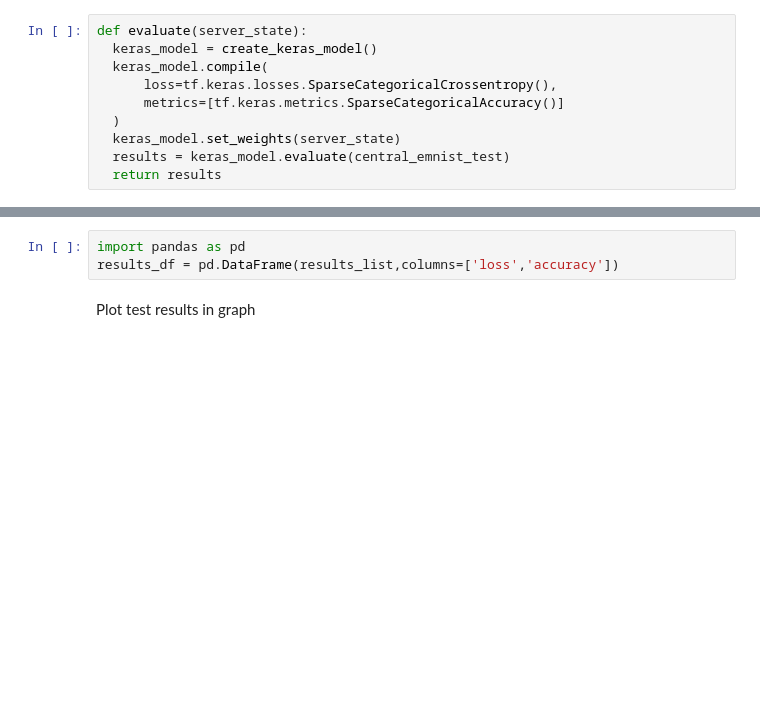
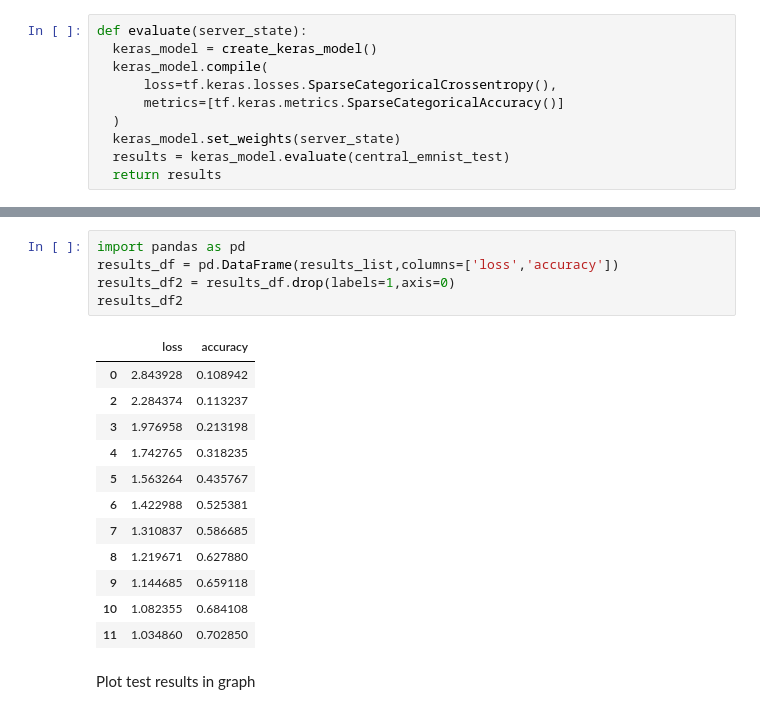
Before and after one commit to TobiasAspegardh/TNK103---Federated-Learning, a Jupyter notebook: TFF_project.ipynb, the cells around one changed output, grey strips where cells are left out. Drawn from its saved outputs; the diff is of its cells as text; blank space fills up the shorter version.

```diff
--- a/TFF_project.ipynb
+++ b/TFF_project.ipynb
@@ -270,6 +294,21 @@ results_list.append(evaluate(server_state))
 # %%
 import pandas as pd
 results_df = pd.DataFrame(results_list,columns=['loss','accuracy'])
+results_df2 = results_df.drop(labels=1,axis=0)
+results_df2
+# %% [output]
+|  | loss | accuracy |
+| 0 | 2.843928 | 0.108942 |
+| 2 | 2.284374 | 0.113237 |
+| 3 | 1.976958 | 0.213198 |
+| 4 | 1.742765 | 0.318235 |
+| 5 | 1.563264 | 0.435767 |
+| 6 | 1.422988 | 0.525381 |
+| 7 | 1.310837 | 0.586685 |
+| 8 | 1.219671 | 0.627880 |
+| 9 | 1.144685 | 0.659118 |
+| 10 | 1.082355 | 0.684108 |
+| 11 | 1.034860 | 0.702850 |
 # %% [markdown]
 Plot test results in graph
 # %%
```
Also changed, not shown: parts of 3 cells of this notebook.
